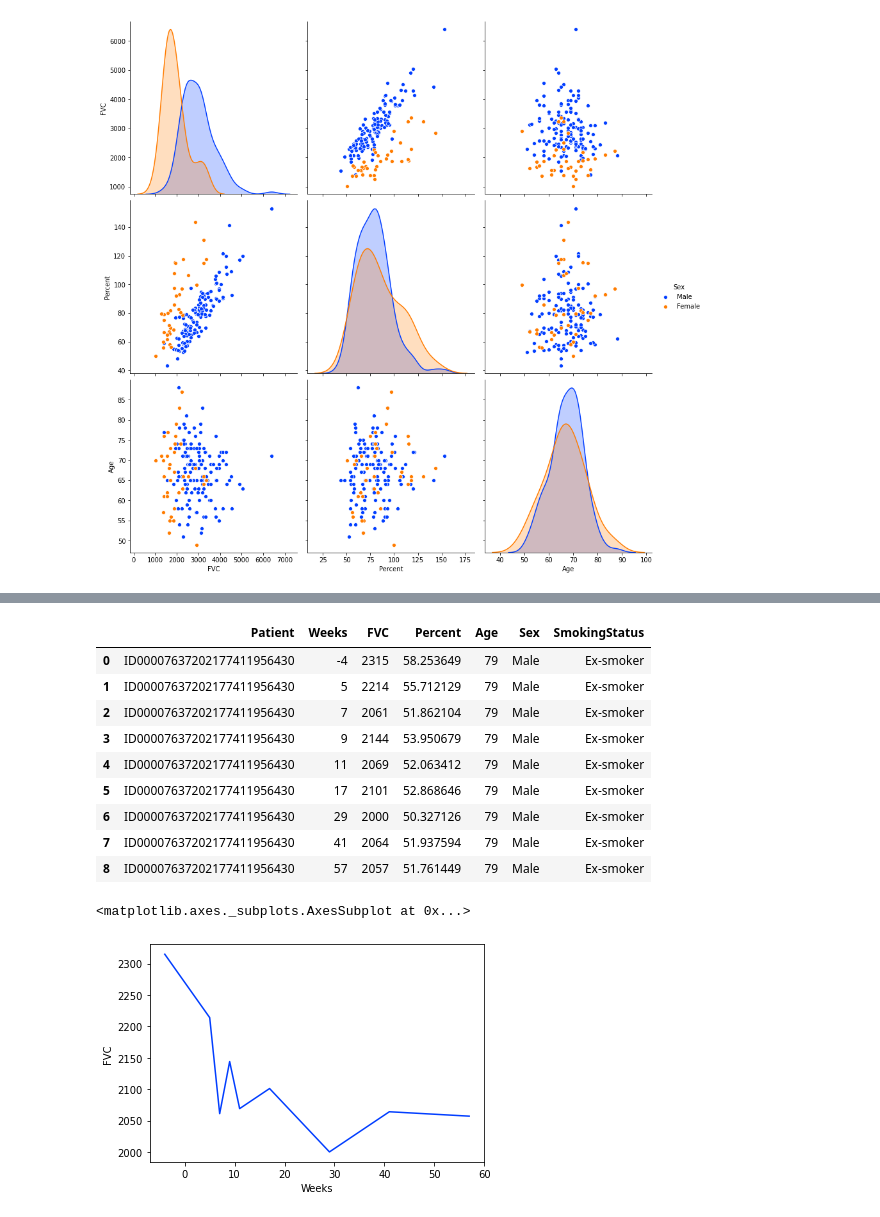
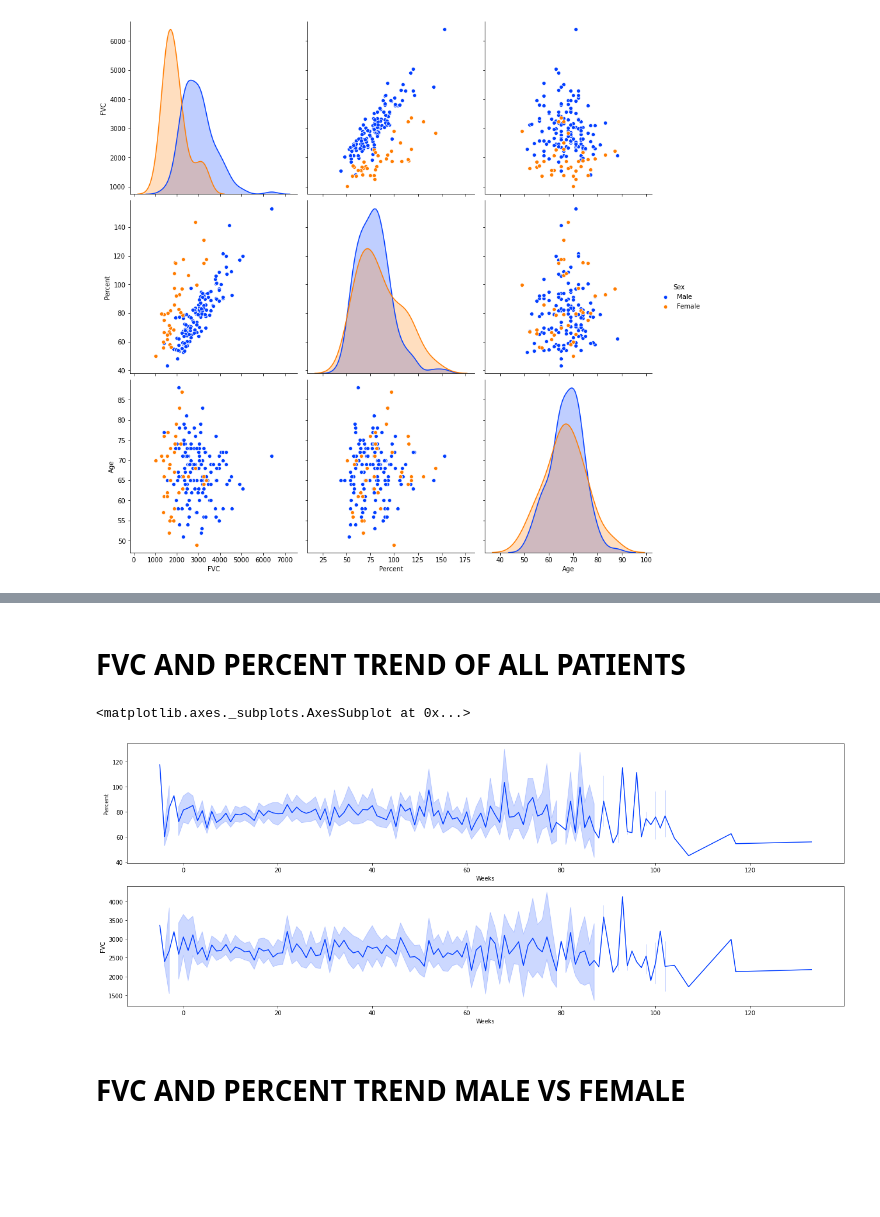
Before and after one commit to tkrsh/LungFunctionDecline, a Jupyter notebook: EDA.ipynb, the cells around one changed output, grey strips where cells are left out. Saved outputs shown, nothing was run; the diff lists cells and outputs as text; code cells hidden in the pictures; blank space fills up the shorter version.

```diff
--- a/EDA.ipynb
+++ b/EDA.ipynb
@@ -206,18 +196,12 @@ ex_smoker_female=df.loc[df['Patient']=='{}'.format((df.loc[(df["Sex"]=="Female")
-# %%
-ex_smoker_male
-# %% [output]
-|  | Patient | Weeks | FVC | Percent | Age | Sex | SmokingStatus |
-| 0 | ID00007637202177411956430 | -4 | 2315 | 58.253649 | 79 | Male | Ex-smoker |
-| 1 | ID00007637202177411956430 | 5 | 2214 | 55.712129 | 79 | Male | Ex-smoker |
-| 2 | ID00007637202177411956430 | 7 | 2061 | 51.862104 | 79 | Male | Ex-smoker |
-| 3 | ID00007637202177411956430 | 9 | 2144 | 53.950679 | 79 | Male | Ex-smoker |
-| 4 | ID00007637202177411956430 | 11 | 2069 | 52.063412 | 79 | Male | Ex-smoker |
-| 5 | ID00007637202177411956430 | 17 | 2101 | 52.868646 | 79 | Male | Ex-smoker |
-| 6 | ID00007637202177411956430 | 29 | 2000 | 50.327126 | 79 | Male | Ex-smoker |
-| 7 | ID00007637202177411956430 | 41 | 2064 | 51.937594 | 79 | Male | Ex-smoker |
-| 8 | ID00007637202177411956430 | 57 | 2057 | 51.761449 | 79 | Male | Ex-smoker |
-# %%
-sns.lineplot(x=ex_smoker_male["Weeks"], y=ex_smoker_male["FVC"])
-# %% [output]
-<matplotlib.axes._subplots.AxesSubplot at 0x...>
-[figure, removed]
+# %% [markdown]
+# FVC AND PERCENT TREND OF ALL PATIENTS
+# %%
+fig, ax = plt.subplots(nrows=2)
+fig.set_size_inches(22, 8.27)
+sns.lineplot(x='Weeks',y='Percent',data=df,ax=ax[0])
+sns.lineplot(x='Weeks',y='FVC',data=df,ax=ax[1])
+# %% [output]
+<matplotlib.axes._subplots.AxesSubplot at 0x...>
+[figure, added]
+# %% [markdown]
+# FVC AND PERCENT TREND MALE VS FEMALE
```
Also changed, not shown: parts of 30 cells of this notebook, 3 other files.
